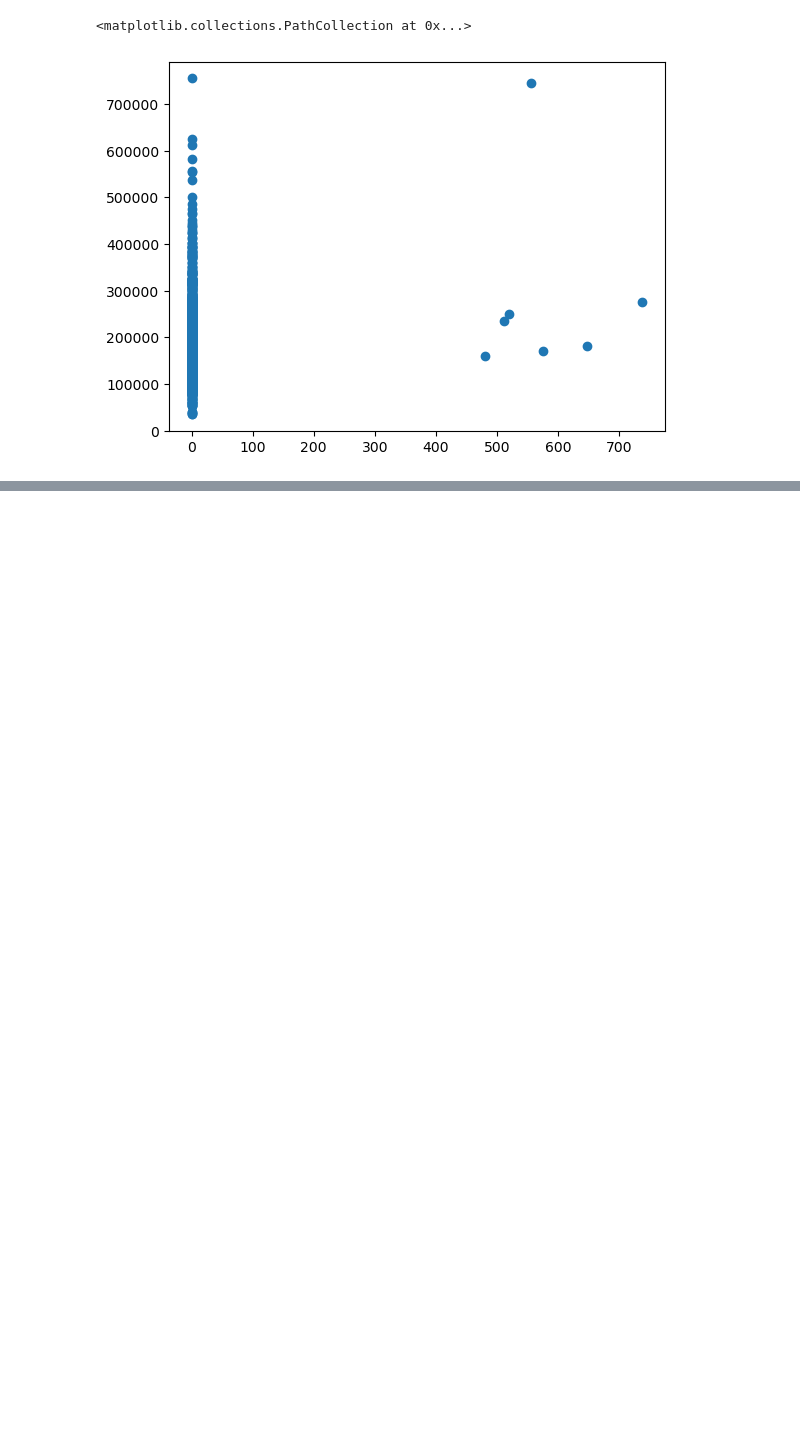
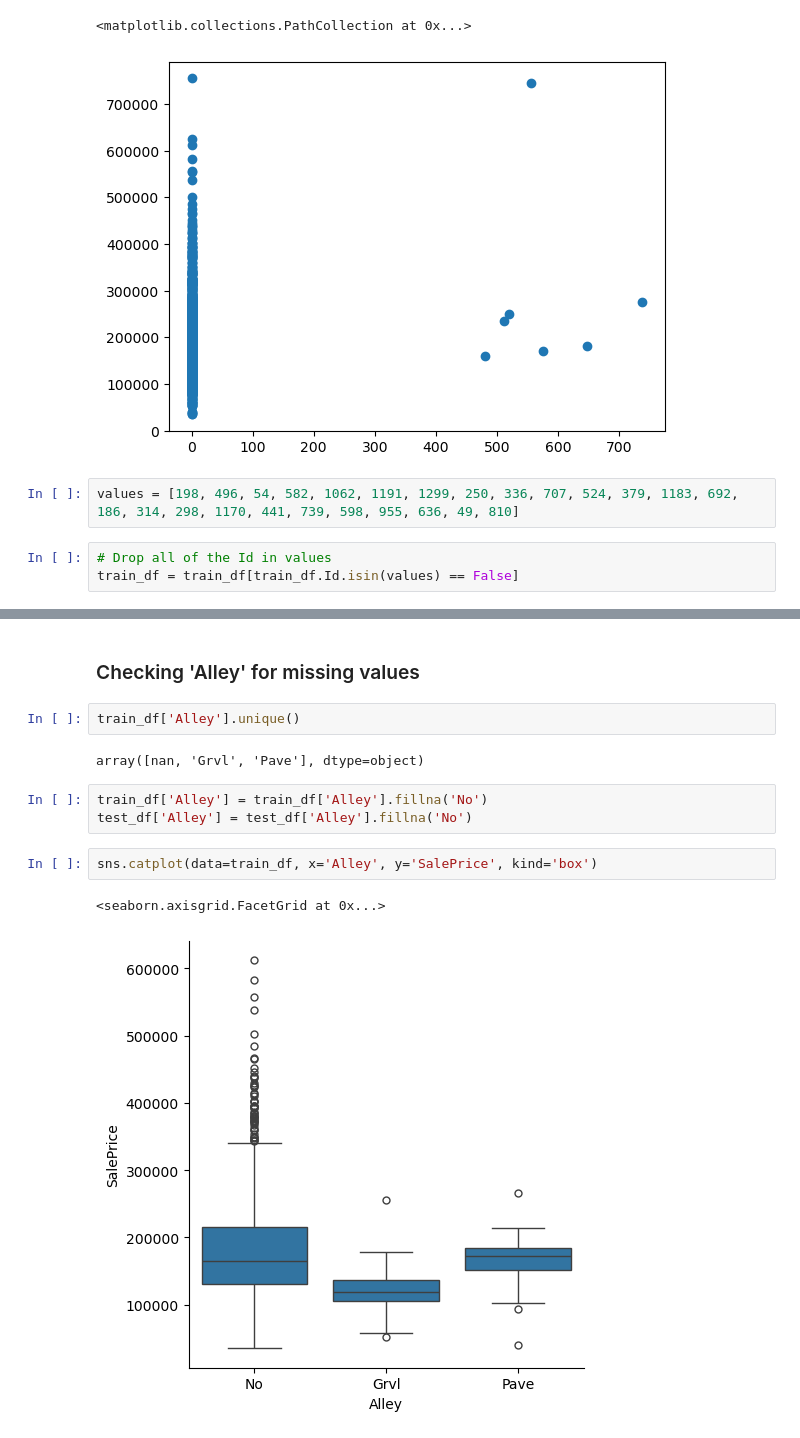
Before and after one commit to AkmalFazli27/house-prices-prediction, a Jupyter notebook: house_prices.ipynb, the cells around one changed output, grey strips where cells are left out. Saved outputs shown, nothing was run; the diff lists cells and outputs as text; blank space fills up the shorter version.

Commit message:
Delete the outliers and checking the missing values - Drop all of the Id that contain outliers - Fill in the missing values in the Alley, Fence, MasVnrType, MasVnrArea

```diff
--- a/house_prices.ipynb
+++ b/house_prices.ipynb
@@ -475,3 +475,8 @@ plt.scatter(x='PoolArea', y='SalePrice', data=train_df)
 # %% [output]
 <matplotlib.collections.PathCollection at 0x...>
 [figure]
+# %%
+values = [198, 496, 54, 582, 1062, 1191, 1299, 250, 336, 707, 524, 379, 1183, 692, 186, 314, 298, 1170, 441, 739, 598, 955, 636, 49, 810]
+# %%
+# Drop all of the Id in values
+train_df = train_df[train_df.Id.isin(values) == False]
@@ -477,0 +505,14 @@ plt.scatter(x='PoolArea', y='SalePrice', data=train_df)
+# %% [markdown]
+### Checking 'Alley' for missing values
+# %%
+train_df['Alley'].unique()
+# %% [output]
+array([nan, 'Grvl', 'Pave'], dtype=object)
+# %%
+train_df['Alley'] = train_df['Alley'].fillna('No')
+test_df['Alley'] = test_df['Alley'].fillna('No')
+# %%
+sns.catplot(data=train_df, x='Alley', y='SalePrice', kind='box')
+# %% [output]
+<seaborn.axisgrid.FacetGrid at 0x...>
+[figure, added]
```
Also changed, not shown: parts of 12 cells of this notebook.
